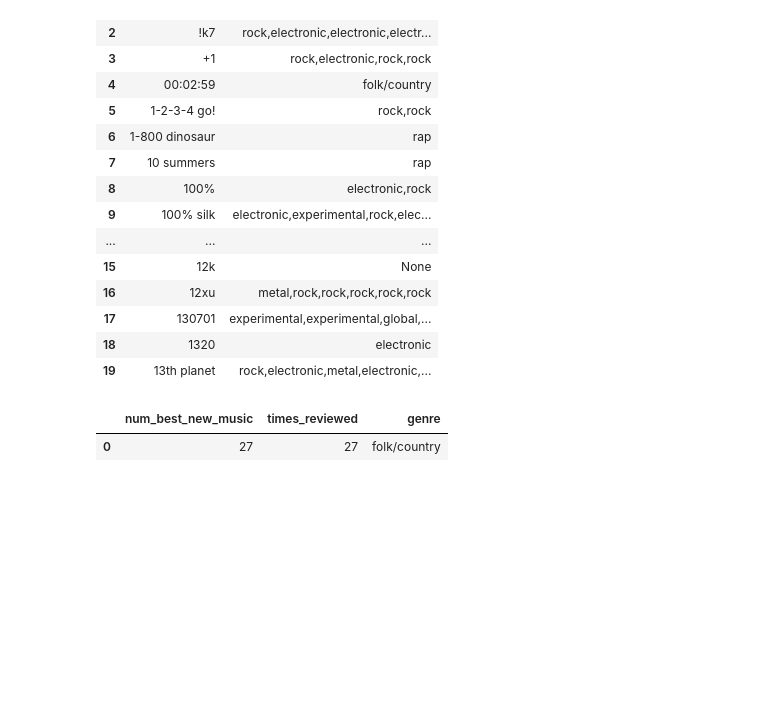
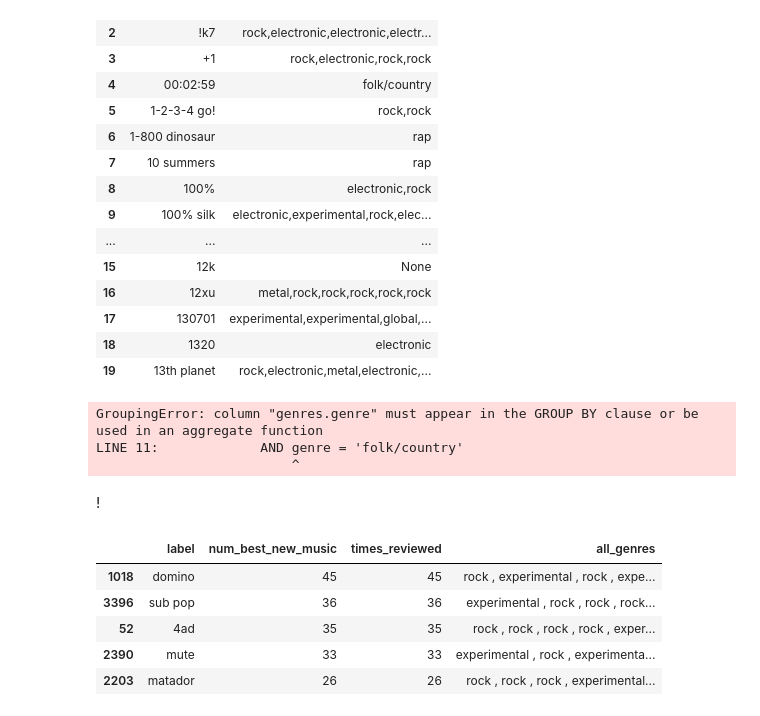
Before and after one commit to tsgreenwood-flatiron-data-science/mod2_final_project, a Jupyter notebook: folkenstein.ipynb, the cells around one changed output. Cells and saved outputs as stored; diff of their text form; code cells hidden in the pictures; blank space fills up the shorter version.

```diff
--- a/folkenstein.ipynb
+++ b/folkenstein.ipynb
@@ -561,10 +561,16 @@ df_label_genres.head(n=20)
 | 18 | 1320 | electronic |
 | 19 | 13th planet | rock,electronic,metal,electronic,... |
 # %%
-cur.execute("""SELECT count(best_new_music) AS num_best_new_music, count(reviews.reviewid) AS times_reviewed, genre
+
+
+cur.execute("""SELECT count(best_new_music) AS num_best_new_music,
+            label,
+            STRING_AGG(genres.genre, ',') AS all_genres
             FROM reviews
             JOIN genres
             ON reviews.reviewid = genres.reviewid
+            JOIN labels
+            ON reviews.reviewid = labels.reviewid
             GROUP BY best_new_music, genre
             HAVING  best_new_music = 1
             AND genre = 'folk/country'
@@ -574,5 +580,39 @@ df_label_most_awards_folk.columns = [i[0] for i in cur.description]
 df_label_most_awards_folk = df_label_most_awards_folk.sort_values(by=['num_best_new_music'], ascending=False)
 df_label_most_awards_folk
 # %% [output]
-|  | num_best_new_music | times_reviewed | genre |
-| 0 | 27 | 27 | folk/country |
+GroupingError: column "genres.genre" must appear in the GROUP BY clause or be used in an aggregate function
+LINE 11:             AND genre = 'folk/country'
+                         ^
+# %%
+# Create a connection to the database
+conn = psycopg2.connect("dbname=pitchfork")
+cur = conn.cursor()
+# %% [markdown]
+!
+# %%
+#Look at labels with all genres, total best new musics, and times reviewed per label
+#Having difficulty getting the sum of reviews per label correct with 2 joins.
+
+cur.execute("""SELECT label
+
+            , sum(best_new_music) AS num_best_new_music
+            , count(label) AS times_reviewed
+            , STRING_AGG(genres.genre, ' , ') AS all_genres
+            FROM reviews
+            JOIN labels
+            ON reviews.reviewid = labels.reviewid
+            JOIN genres
+            ON reviews.reviewid = genres.reviewid
+            GROUP BY label, best_new_music
+            ;""")
+df_labels_genres_most_awards = pd.DataFrame(cur.fetchall())
+df_labels_genres_most_awards.columns = [i[0] for i in cur.description]
+df_labels_genres_most_awards = df_labels_genres_most_awards.sort_values(by=['num_best_new_music'], ascending=False)
+df_labels_genres_most_awards.head()
+# %% [output]
+|  | label | num_best_new_music | times_reviewed | all_genres |
+| 1018 | domino | 45 | 45 | rock , experimental , rock , expe... |
+| 3396 | sub pop | 36 | 36 | experimental , rock , rock , rock... |
+| 52 | 4ad | 35 | 35 | rock , rock , rock , rock , exper... |
+| 2390 | mute | 33 | 33 | experimental , rock , experimenta... |
+| 2203 | matador | 26 | 26 | rock , rock , rock , experimental... |
```
Also changed, not shown: parts of 6 cells of this notebook.
